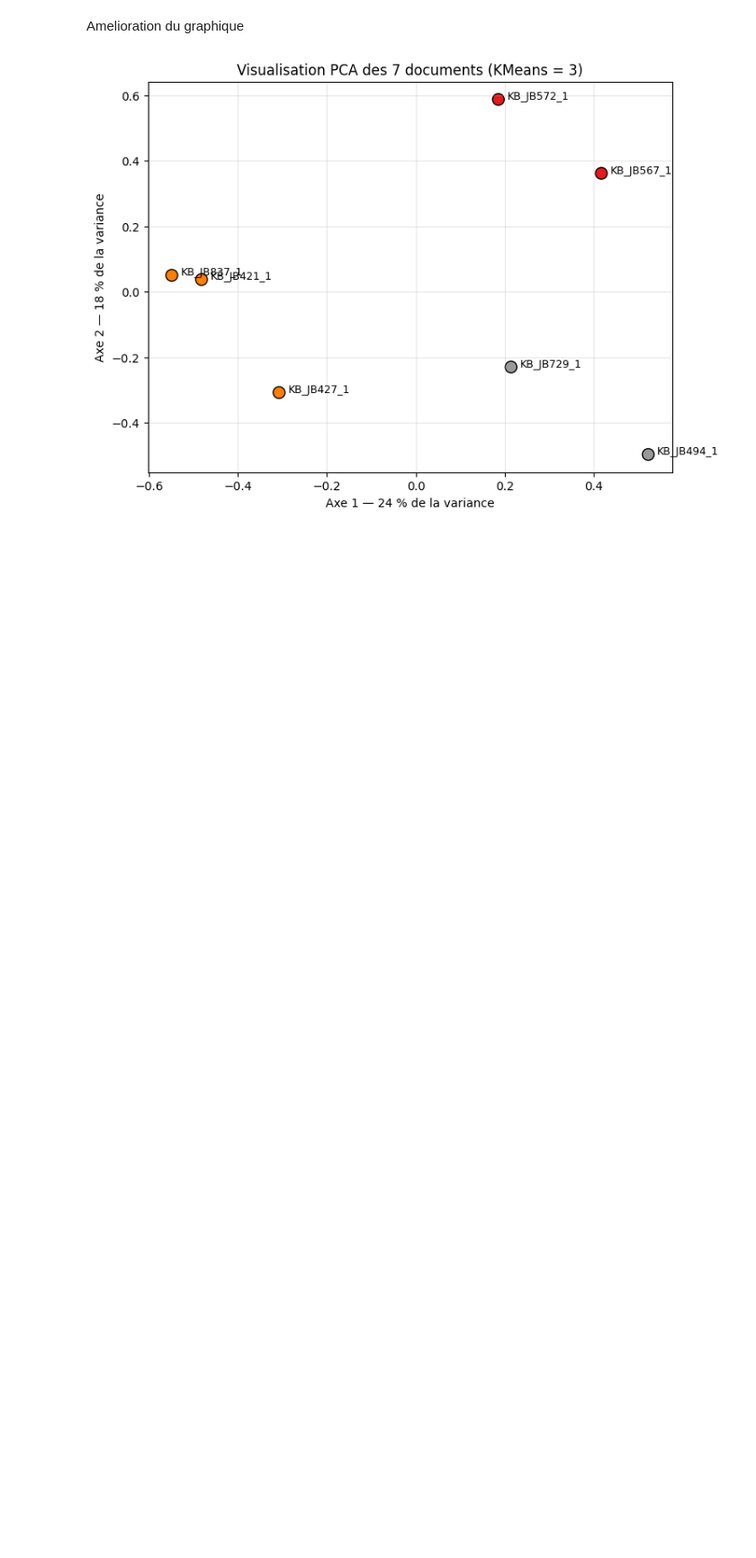
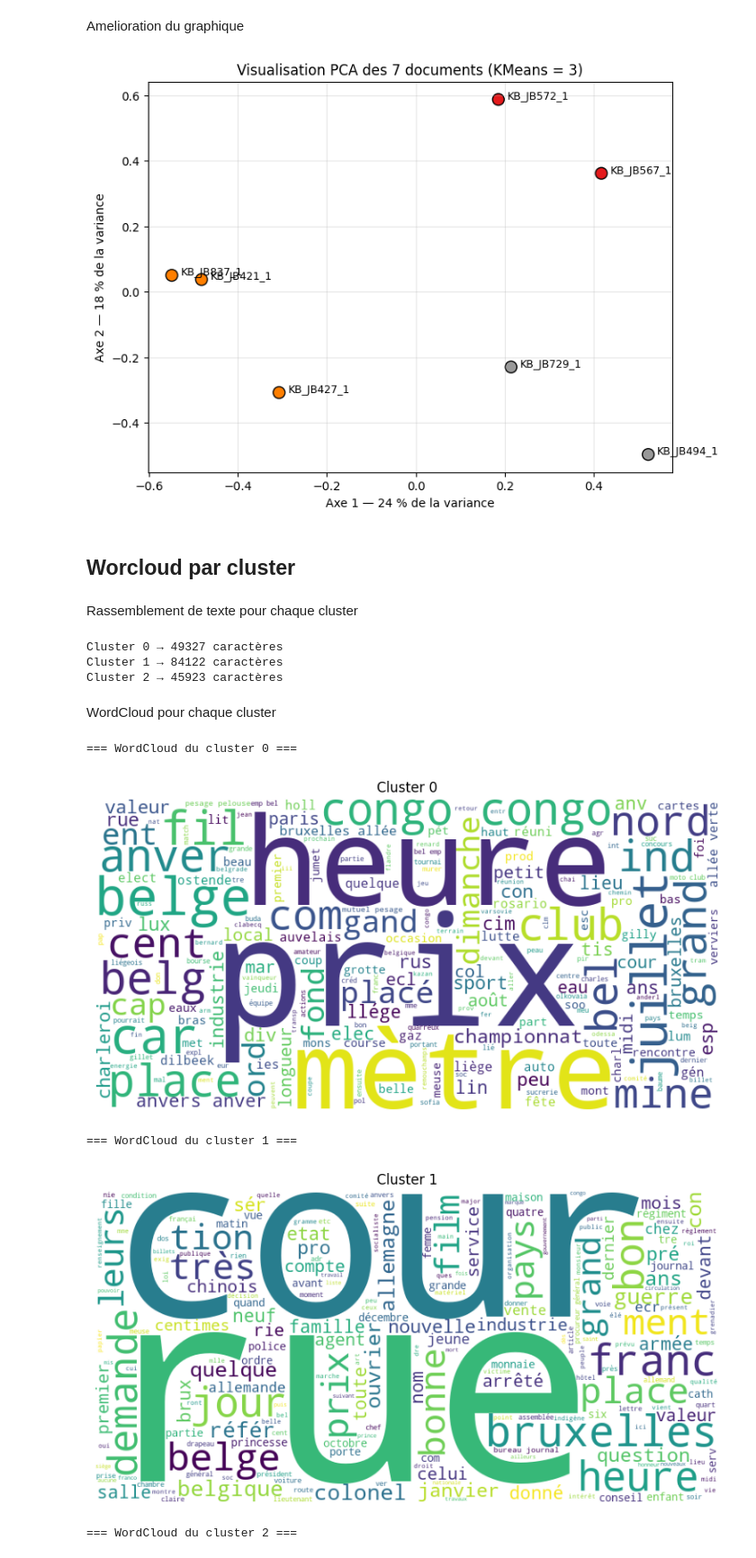
Before and after one commit to ArmelFopa/Projet_TAC_1, a Jupyter notebook: tps/tp3/s2_clustering.ipynb, the cells around one changed output. Shown at 90% size. Cells and saved outputs as stored; diff of their text form; code cells hidden in the pictures; blank space fills up the shorter version.

Commit message:
Nuage de mots par cluster

```diff
--- a/tps/tp3/s2_clustering.ipynb
+++ b/tps/tp3/s2_clustering.ipynb
@@ -393,3 +393,46 @@ plt.grid(alpha=0.3)
 plt.show()
 # %% [output]
 [figure]
+# %% [markdown]
+## Worcloud par cluster
+# %% [markdown]
+Rassemblement de texte pour chaque cluster
+# %%
+# Construire un texte concaténé pour chaque cluster (version nettoyée)
+cluster_texts_clean = {i: [] for i in range(N_CLUSTERS)}
+
+for doc, lab in zip(docs_clean, labels_clean):
+    cluster_texts_clean[lab].append(doc)
+
+# Jointure des textes par cluster
+for i in range(N_CLUSTERS):
+    cluster_texts_clean[i] = "\n".join(cluster_texts_clean[i])
+    print(f"Cluster {i} → {len(cluster_texts_clean[i])} caractères")
+# %% [output]
+Cluster 0 → 49327 caractères
+Cluster 1 → 84122 caractères
+Cluster 2 → 45923 caractères
+# %% [markdown]
+WordCloud pour chaque cluster
+# %%
+for i in range(N_CLUSTERS):
+    print(f"\n=== WordCloud du cluster {i} ===")
+
+    wc = WordCloud(
+        width=800,
+        height=400,
+        background_color="white",
+        stopwords=sw
+    ).generate(cluster_texts_clean[i])
+
+    plt.figure(figsize=(10, 5))
+    plt.imshow(wc)
+    plt.axis("off")
+    plt.title(f"Cluster {i}")
+    plt.show()
+# %% [output]
+=== WordCloud du cluster 0 ===
+[figure, added]
+=== WordCloud du cluster 1 ===
+[figure, added]
+=== WordCloud du cluster 2 ===
```
Also changed, not shown: parts of 1 cell of this notebook.
